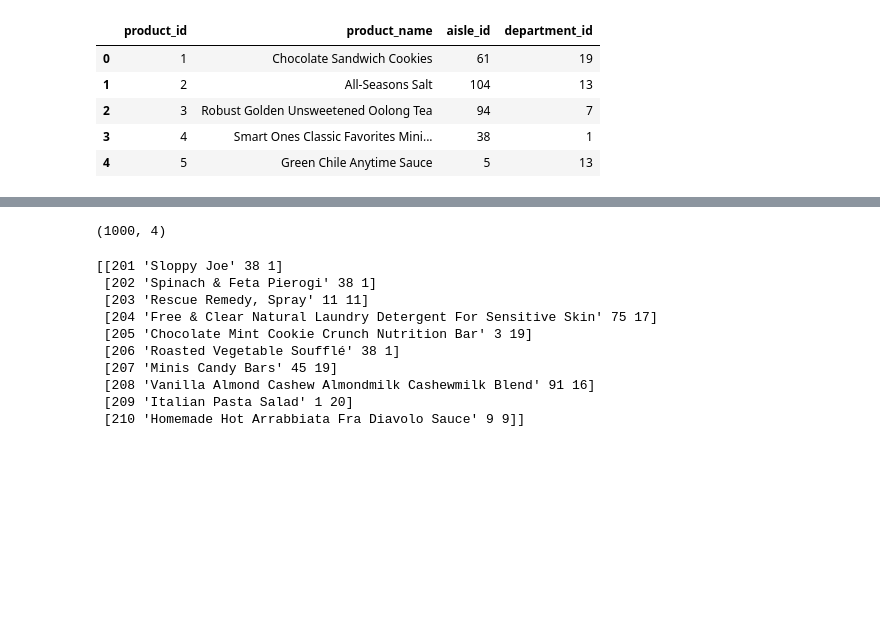
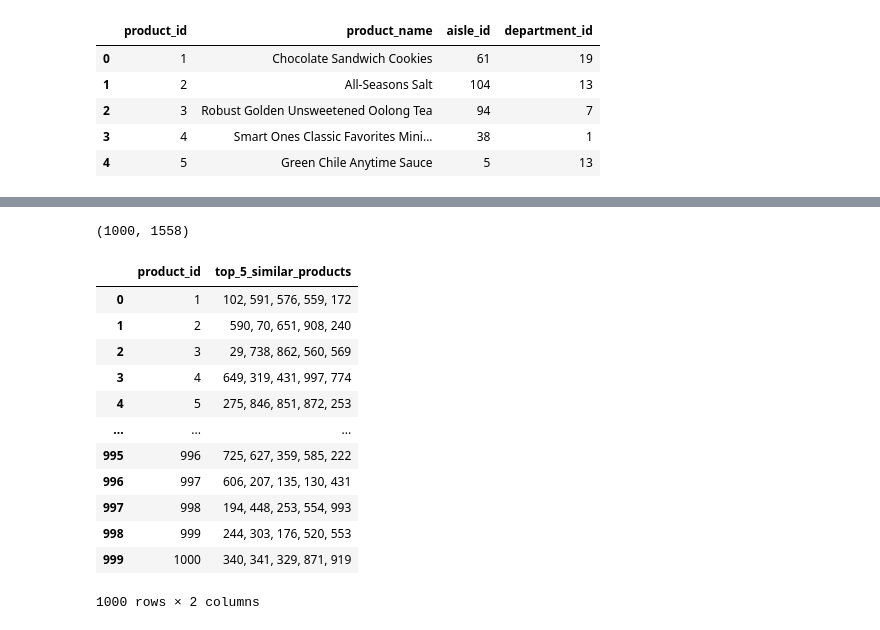
Before and after one commit to prabhumns/capstone-projects, a Jupyter notebook: Project-2/similar_products.ipynb, the cells around one changed output, grey strips where cells are left out. Drawn from its saved outputs; the diff is of its cells as text; code cells hidden in the pictures; blank space fills up the shorter version.

```diff
--- a/Project-2/similar_products.ipynb
+++ b/Project-2/similar_products.ipynb
@@ -18,0 +293,6 @@ df.head()
+# %%
+#product name will be the name from CSV
+#changed_text will be after basic text processing
+#Lemmatized_text column is after applying lemmatization on the changed text
+df['changed_text'] = df['product_name'].apply(basic_cleaning)
+df['lemmatized_text'] = df['changed_text'].apply(wordnet_lemmatize_text)
@@ -19,4 +312,4 @@ df.head()
 # %%
-df.shape
+vectors.shape
 # %% [output]
-(1000, 4)
+(1000, 1558)
@@ -27,13 +315,0 @@ def basic_cleaning(pandas_row):
-# %%
-print(df.to_numpy()[200:210])
-# %% [output]
-[[201 'Sloppy Joe' 38 1]
- [202 'Spinach & Feta Pierogi' 38 1]
- [203 'Rescue Remedy, Spray' 11 11]
- [204 'Free & Clear Natural Laundry Detergent For Sensitive Skin' 75 17]
- [205 'Chocolate Mint Cookie Crunch Nutrition Bar' 3 19]
- [206 'Roasted Vegetable Soufflé' 38 1]
- [207 'Minis Candy Bars' 45 19]
- [208 'Vanilla Almond Cashew Almondmilk Cashewmilk Blend' 91 16]
- [209 'Italian Pasta Salad' 1 20]
- [210 'Homemade Hot Arrabbiata Fra Diavolo Sauce' 9 9]]
@@ -39,0 +331,16 @@ print(df.to_numpy()[200:210])
+# %%
+total_df[['product_id', 'top_5_similar_products']]
+# %% [output]
+|  | product_id | top_5_similar_products |
+| 0 | 1 | 102, 591, 576, 559, 172 |
+| 1 | 2 | 590, 70, 651, 908, 240 |
+| 2 | 3 | 29, 738, 862, 560, 569 |
+| 3 | 4 | 649, 319, 431, 997, 774 |
+| 4 | 5 | 275, 846, 851, 872, 253 |
+| ... | ... | ... |
+| 995 | 996 | 725, 627, 359, 585, 222 |
+| 996 | 997 | 606, 207, 135, 130, 431 |
+| 997 | 998 | 194, 448, 253, 554, 993 |
+| 998 | 999 | 244, 303, 176, 520, 553 |
+| 999 | 1000 | 340, 341, 329, 871, 919 |
+1000 rows × 2 columns
```
Also changed, not shown: parts of 30 cells of this notebook, 6 other files.
